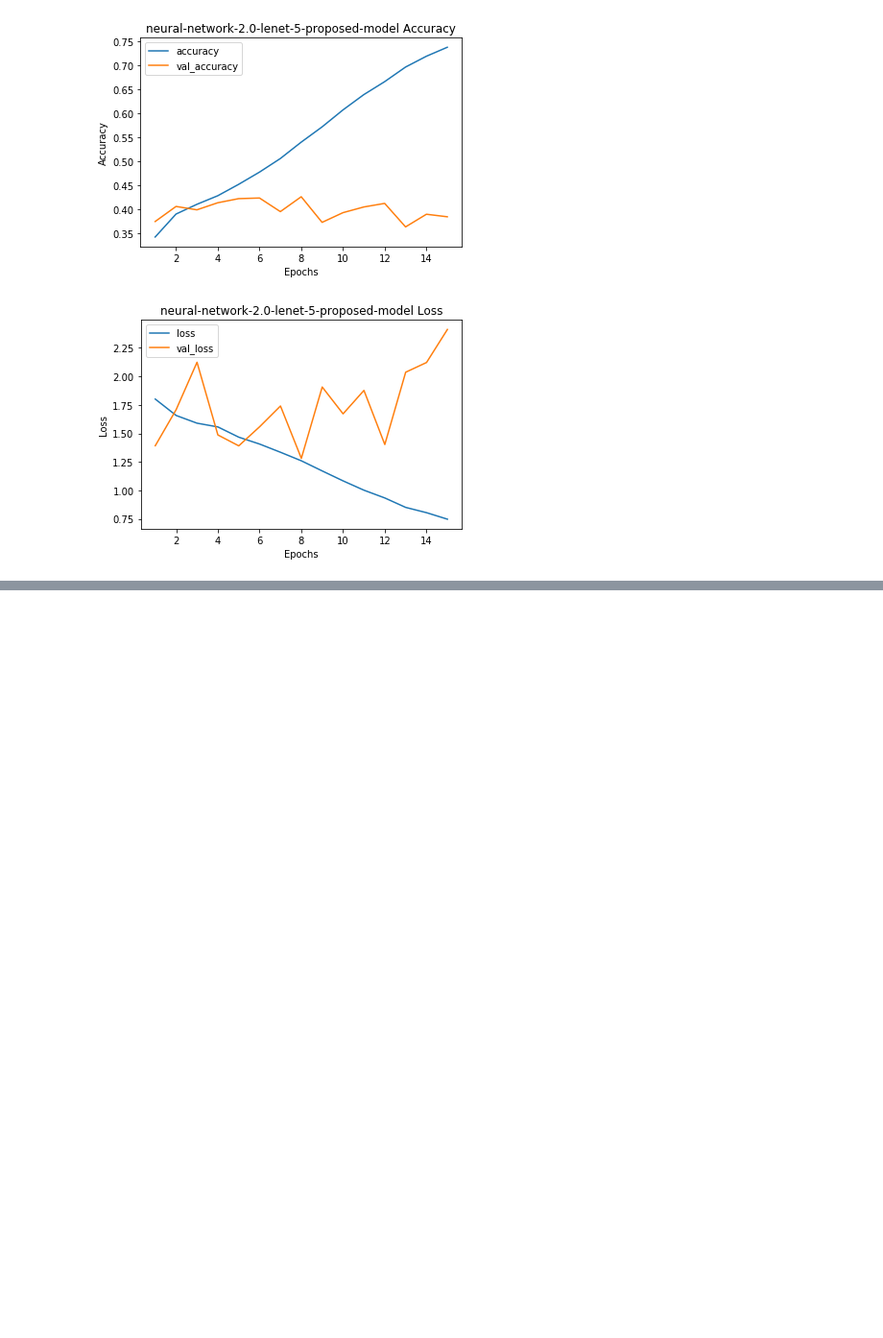
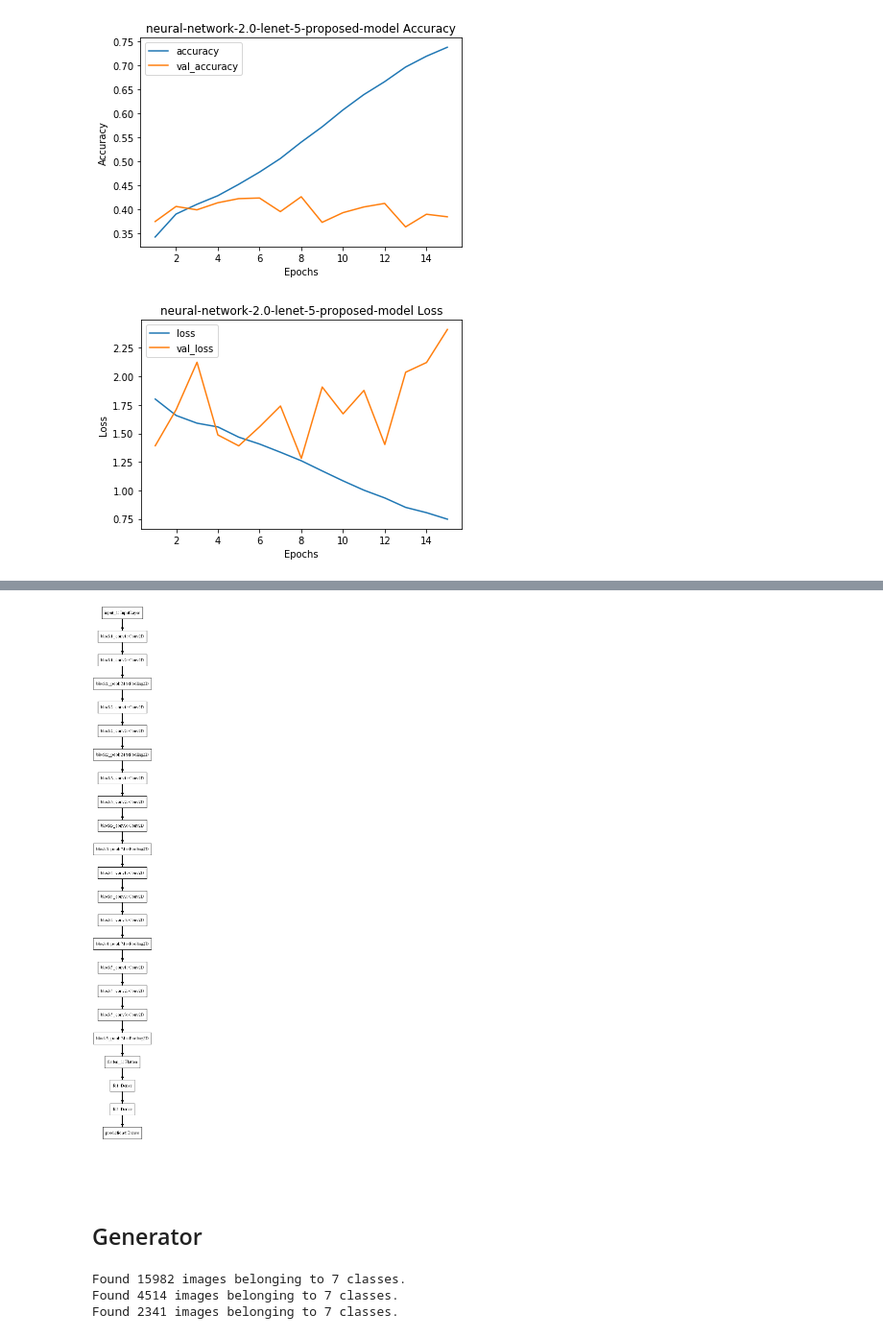
Before and after one commit to paulorijnberg/deep-learning-age-estimation, a Jupyter notebook: notebooks/neural-networks.ipynb, the cells around one changed output, grey strips where cells are left out. Shown: that part at 96% size. Drawn from its saved outputs; the diff is of its cells as text; code cells hidden in the pictures; blank space fills up the shorter version.

Commit message:
added function plot_image_activation and begin with transfer learning vgg16

```diff
--- a/notebooks/neural-networks.ipynb
+++ b/notebooks/neural-networks.ipynb
@@ -623,0 +737,31 @@ plot_history(history, line1='loss', line2='val_loss',
+# %%
+K.clear_session()
+
+# Generate model without top layers
+vgg16 = VGG16(weights = 'imagenet', include_top = False, input_shape=(200, 200, 3))
+
+# Extract information of the last layer of VGG16
+layer_dict = dict([(layer.name, layer) for layer in vgg16.layers])
+x = layer_dict[vgg16.layers[-1].name].output
+
+# Add layers
+x = Flatten()(x)
+x = Dense(512, activation='relu', name='fc1')(x)           # Change this to 512 instead of 4096
+x = Dense(512, activation='relu', name='fc2')(x)           # Change this to 512 instead of 4096
+x = Dense(7, activation='softmax', name='predictions')(x)  # Output layer
+
+# Combine vgg16 layer with my own layers
+model = Model(input = vgg16.input, output = x)
+
+# Freeze everything EXCEPT the last 2 FC layers (of the 3)
+for layer in model.layers[:-2]:
+    layer.trainable = False
+
+# Add compiler
+model.compile(optimizer = 'rmsprop', loss='categorical_crossentropy', metrics=['accuracy'])
+
+# Name the model
+model.name='neural-network-3.0-transfer-learning-vgg16'
+
+# Show summary
+model.summary()
@@ -623,0 +786,37 @@ plot_history(history, line1='loss', line2='val_loss',
+# %%
+# Plot the model as a figure
+plot_model(model)
+# %% [output]
+[figure, added]
+# %% [markdown]
+<br><br>
+## Generator
+# %%
+# Define image generators objects
+train_datagen      = ImageDataGenerator(rescale=1./255)
+validation_datagen = ImageDataGenerator(rescale=1./255)
+test_datagen       = ImageDataGenerator(rescale=1./255)
+
+# Create image generators
+TARGET_SIZE = (200, 200)
+COLOR_MODE  = 'rgb'      # Model VVG16 expects rgb
+BATCH_SIZE  = 32
+
+train_generator    = train_datagen.flow_from_directory(directory   = training_path,
+                                                       target_size = TARGET_SIZE,
+                                                       color_mode  = COLOR_MODE,
+                                                       batch_size  = BATCH_SIZE)
+
+validation_datagen = train_datagen.flow_from_directory(directory   = validation_path,
+                                                       target_size = TARGET_SIZE,
+                                                       color_mode  = COLOR_MODE,
+                                                       batch_size  = BATCH_SIZE)
+
+test_generator     = test_datagen.flow_from_directory(directory    = test_path,
+                                                      target_size  = TARGET_SIZE,
+                                                      color_mode   = COLOR_MODE,
+                                                      batch_size   = BATCH_SIZE)
+# %% [output]
+Found 15982 images belonging to 7 classes.
+Found 4514 images belonging to 7 classes.
+Found 2341 images belonging to 7 classes.
```
Also changed, not shown: parts of 8 cells of this notebook.
